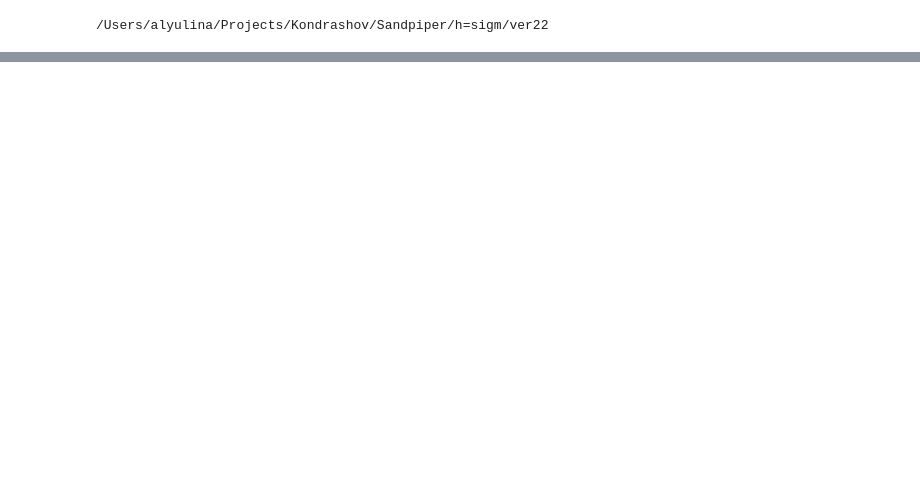
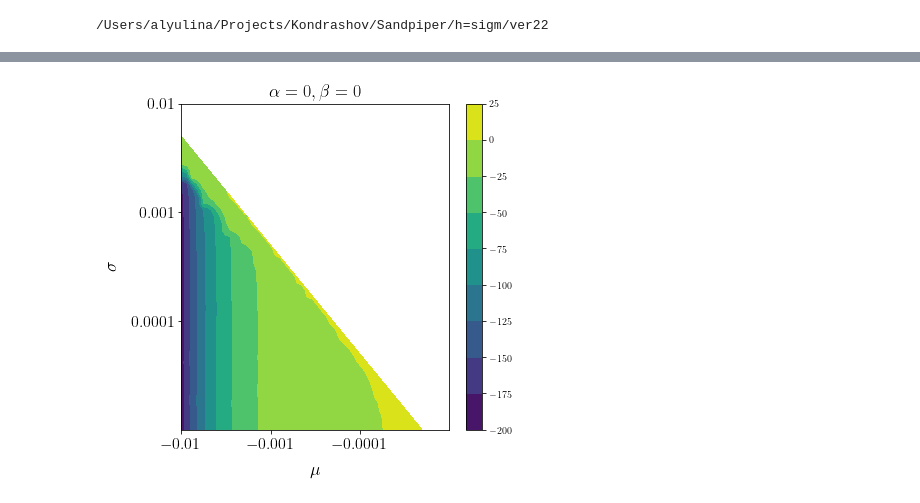
Before and after one commit to alyulina/spoon-billed-sandpiper, a Jupyter notebook: notebook-ver22.ipynb, the cells around one changed output, grey strips where cells are left out. Saved outputs shown, nothing was run; the diff lists cells and outputs as text; code cells hidden in the pictures; blank space fills up the shorter version.

```diff
--- a/notebook-ver22.ipynb
+++ b/notebook-ver22.ipynb
@@ -168,0 +165,7 @@ rns-het_points-to-use_rai.txt
+# %%
+# reading parsed out from Fedya's code
+with open('/Users/alyulina/Projects/Kondrashov/Sandpiper/h=sigm/ver22/pos/rns-hets-points_rns_avg-het.txt') as f:
+    rns_het_fedya = [x.strip('\n').replace('mu ', '').replace('sigma ', '').replace('alpha ', '').replace('beta ', '').replace('het ', '') for x in f.readlines()]
+
+rns_het_fedya_dict = dict(zip([' '.join(x.split()[:-1]) for x in rns_het_fedya],
+                              [x.split()[-1] for x in rns_het_fedya]))
@@ -168,0 +194,40 @@ rns-het_points-to-use_rai.txt
+# %%
+rns_het_mateusz = 0.00091
+# %%
+rns_het_alpha_beta = [] # list of [mu, sigma, alpha, beta, rns het] for alpha, beta values
+rns_het_alpha_beta_err = [] # same as above, but only with points with less than 0.1 relative error
+for j in alpha_beta:
+    rns_het_j = []
+    rns_het_j_err = []
+    for i in rns_het:
+        if '{:.1f}'.format(j[0]) + ' ' + '{:.0f}'.format(j[1]) in i:
+            rns_het_j.append(i)
+            if abs(float(i.split()[-1]) - rns_het_mateusz) / rns_het_mateusz <= 0.1:
+                rns_het_j_err.append(i)
+    rns_het_alpha_beta.append(rns_het_j)
+    rns_het_alpha_beta_err.append(rns_het_j_err)
+# %%
+interpolation = scipy.interpolate.LinearNDInterpolator([(-np.log(abs(float(x.split()[0]))), np.log(float(x.split()[1]))) for x in rns_het_alpha_beta[0]], [float(x.split()[-1]) for x in rns_het_alpha_beta[0]])
+x = np.linspace(-np.log(abs(-0.01)), -np.log(abs(0.00001)))
+y = np.linspace(np.log(abs(0.00001)), np.log(abs(0.01)))
+x, y = np.meshgrid(x, y)
+z = interpolation(x, y)
+# %%
+plt.figure(figsize=(6, 6))
+# plt.pcolormesh(x, y, z - 0.000911)
+# plt.contourf(x, y, z - 0.000911)
+plt.contourf(x, y, (z - 0.000911) / z)
+#plt.plot([-np.log(abs(float(x.split()[0]))) for x in rns_het_alpha_beta[0]], [np.log(float(x.split()[1])) for x in rns_het_alpha_beta[0]], 'ok')
+
+plt.colorbar()
+plt.xlim(-np.log(abs(-0.01)), -np.log(abs(0.00001)))
+plt.ylim(np.log(abs(0.00001)), np.log(abs(0.01)))
+
+plt.yticks([np.log(0.01), np.log(0.001), np.log(0.0001)], [r'$0.01$', r'$0.001$', r'$0.0001$'], fontsize=16)
+plt.xticks([-np.log(abs(-0.01)), -np.log(abs(-0.001)), -np.log(abs(-0.0001))], [r'$-0.01$', r'$-0.001$', r'$-0.0001$'], fontsize=16)
+
+plt.xlabel(r'$\mu$', labelpad=12, fontsize=18);
+plt.ylabel(r'$\sigma$', labelpad=12, fontsize=18);
+plt.title(r'$\alpha=0, \beta=0$', fontsize=18);
+# %% [output]
+[figure, added]
```
Also changed, not shown: parts of 12 cells of this notebook.
